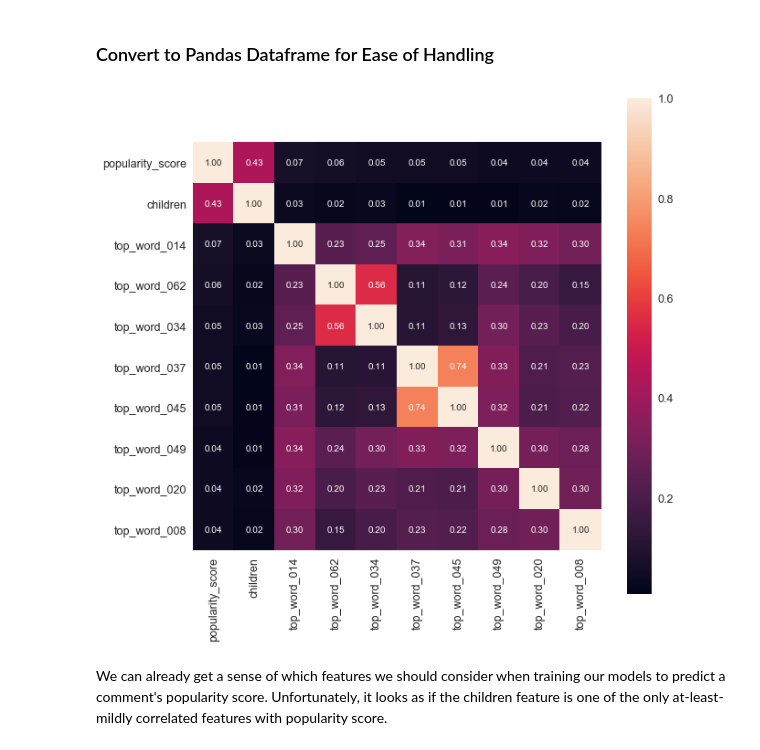
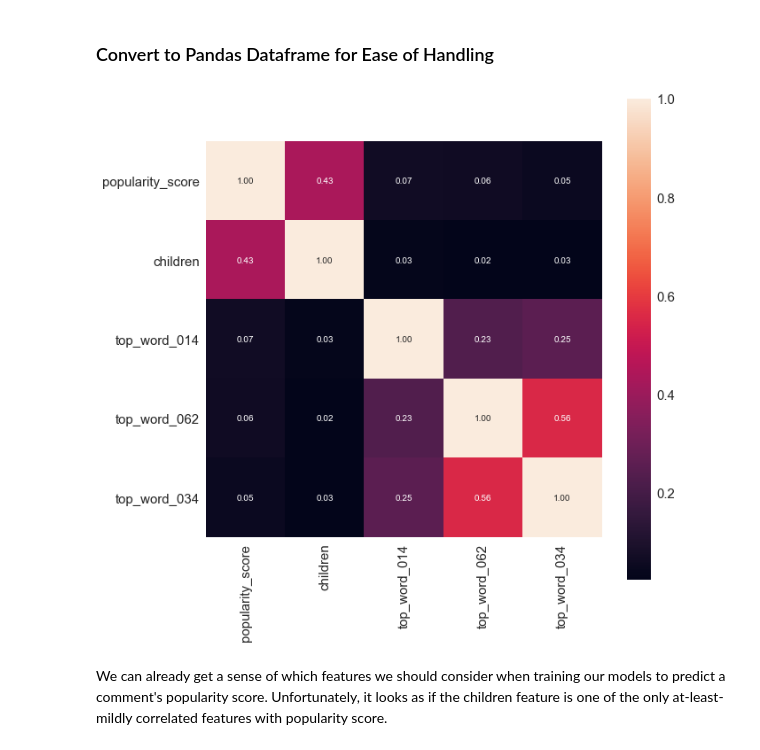
Before and after one commit to mattesko/COMP551-Projects, a Jupyter notebook: miniproject_1/Machine Learning 101.ipynb, the cells around one changed output. Cells and saved outputs as stored; diff of their text form; code cells hidden in the pictures.

```diff
--- a/miniproject_1/Machine Learning 101.ipynb
+++ b/miniproject_1/Machine Learning 101.ipynb
@@ -43,15 +43,15 @@ X_train = pd.DataFrame(X_train)
 X_validation = pd.DataFrame(X_validation)
 X_test = pd.DataFrame(X_test)
 # %%
-nb_top_corr = 10
+nb_top_corr = 5
 cols = X_train.corr().nlargest(nb_top_corr, 'popularity_score')['popularity_score'].index
 cm = np.corrcoef(X_train[cols].values.T)
-sns.set(font_scale=1.25)
+sns.set(font_scale=1.5)
 plt.figure(figsize=(10,10))
 hm = sns.heatmap(cm, cbar=True, annot=True, square=True, fmt='.2f', annot_kws={'size': 10}, yticklabels=cols.values, xticklabels=cols.values)
 plt.show();
 # %% [output]
-[figure, old version]
+[figure, new version]
 # %% [markdown]
 We can already get a sense of which features we should consider when training our models to predict a comment's popularity score. Unfortunately, it looks as if the children feature is one of the only at-least-mildly correlated features with popularity score.
 # %% [markdown]
```
Also changed, not shown: parts of 21 cells of this notebook.
